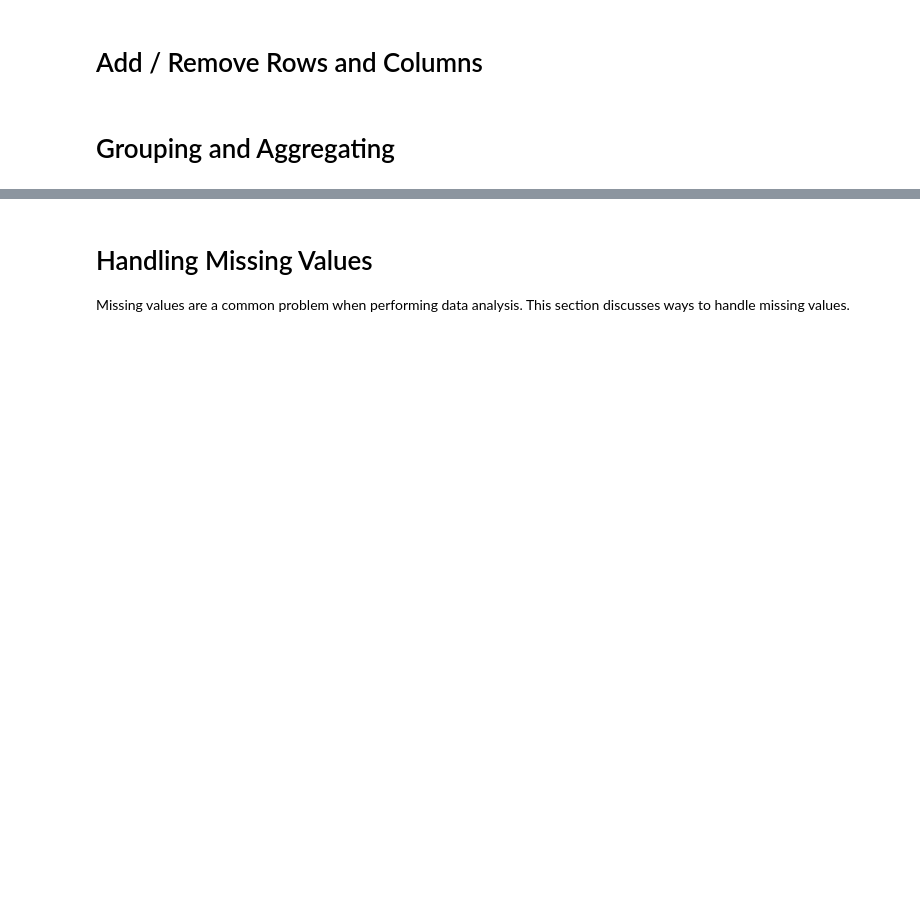
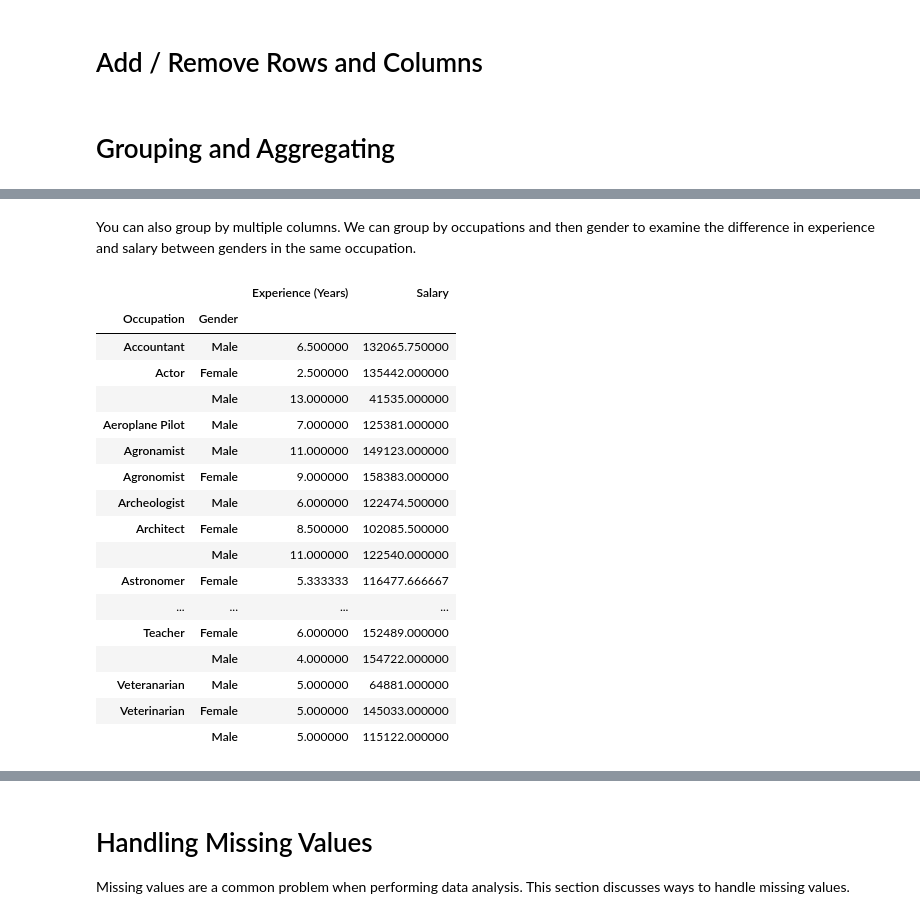
Before and after one commit to gregbott/Python_For_Business_Students, a Jupyter notebook: Pandas2.ipynb, the cells around one changed output, grey strips where cells are left out. Saved outputs shown, nothing was run; the diff lists cells and outputs as text; code cells hidden in the pictures; blank space fills up the shorter version.

```diff
--- a/Pandas2.ipynb
+++ b/Pandas2.ipynb
@@ -395,0 +473,23 @@ df_people.describe()
+# %% [markdown]
+You can also group by multiple columns. We can group by occupations and then gender to examine the difference in experience and salary between genders in the same occupation.
+# %%
+df_people.groupby(['Occupation','Gender'])[['Experience (Years)', 'Salary']].mean()
+# %% [output]
+|  |  | Experience (Years) | Salary |
+| Occupation | Gender |  |  |
+| Accountant | Male | 6.500000 | 132065.750000 |
+| Actor | Female | 2.500000 | 135442.000000 |
+|  | Male | 13.000000 | 41535.000000 |
+| Aeroplane Pilot | Male | 7.000000 | 125381.000000 |
+| Agronamist | Male | 11.000000 | 149123.000000 |
+| Agronomist | Female | 9.000000 | 158383.000000 |
+| Archeologist | Male | 6.000000 | 122474.500000 |
+| Architect | Female | 8.500000 | 102085.500000 |
+|  | Male | 11.000000 | 122540.000000 |
+| Astronomer | Female | 5.333333 | 116477.666667 |
+| ... | ... | ... | ... |
+| Teacher | Female | 6.000000 | 152489.000000 |
+|  | Male | 4.000000 | 154722.000000 |
+| Veteranarian | Male | 5.000000 | 64881.000000 |
+| Veterinarian | Female | 5.000000 | 145033.000000 |
+|  | Male | 5.000000 | 115122.000000 |
```
Also changed, not shown: parts of 25 cells of this notebook.
